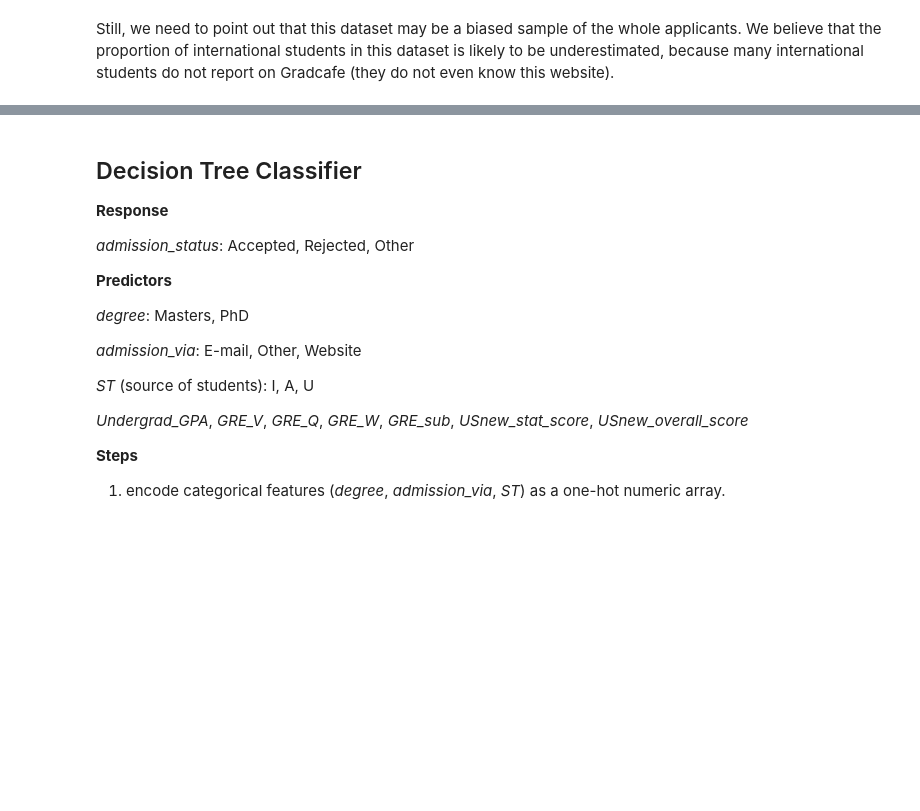
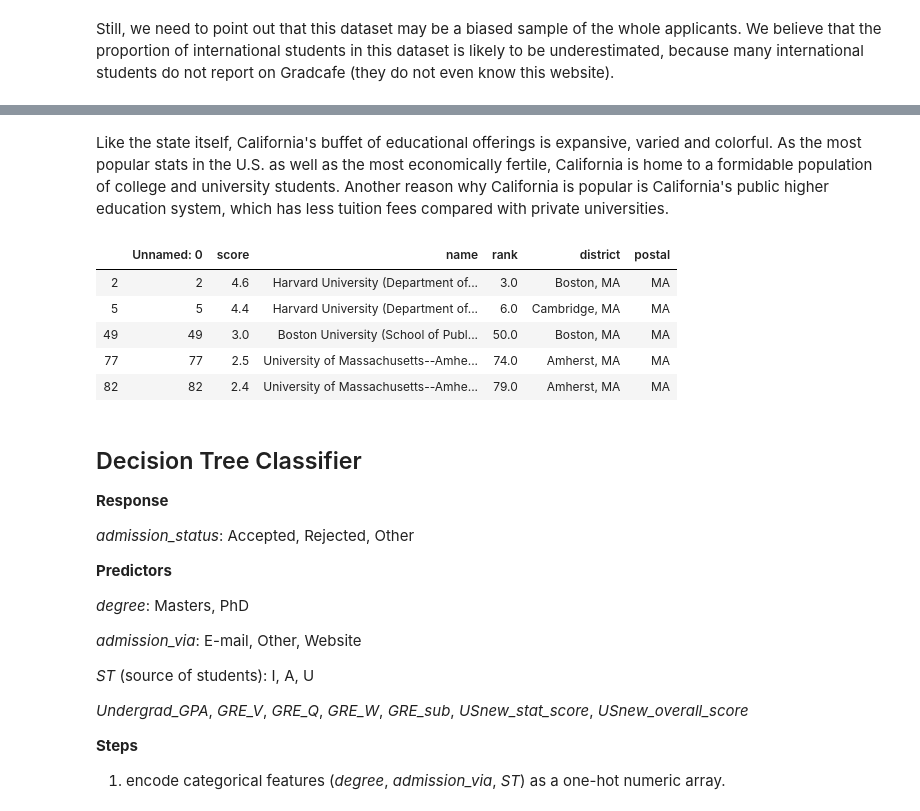
Before and after one commit to hango1996/Analysis-of-Gradcafe-Data, a Jupyter notebook: final_project-master/notebooks/EDA.ipynb, the cells around one changed output, grey strips where cells are left out. Cells and saved outputs as stored; diff of their text form; code cells hidden in the pictures; blank space fills up the shorter version.

```diff
--- a/final_project-master/notebooks/EDA.ipynb
+++ b/final_project-master/notebooks/EDA.ipynb
@@ -252,3 +333,14 @@ Still, we need to point out that this dataset may be a biased sample of the whol
+# %% [markdown]
+Like the state itself, California's buffet of educational offerings is expansive, varied and colorful. As the most popular stats in the U.S. as well as the most economically fertile, California is home to a formidable population of college and university students. Another reason why California is popular is California's public higher education system, which has less tuition fees compared with private universities.
+# %%
+data_stat[data_stat["postal"] == "MA"]
+# %% [output]
+|  | Unnamed: 0 | score | name | rank | district | postal |
+| 2 | 2 | 4.6 | Harvard University (Department of... | 3.0 | Boston, MA | MA |
+| 5 | 5 | 4.4 | Harvard University (Department of... | 6.0 | Cambridge, MA | MA |
+| 49 | 49 | 3.0 | Boston University (School of Publ... | 50.0 | Boston, MA | MA |
+| 77 | 77 | 2.5 | University of Massachusetts--Amhe... | 74.0 | Amherst, MA | MA |
+| 82 | 82 | 2.4 | University of Massachusetts--Amhe... | 79.0 | Amherst, MA | MA |
 # %% [markdown]
 ## Decision Tree Classifier
 
```
Also changed, not shown: parts of 40 cells of this notebook, 1 other file.
